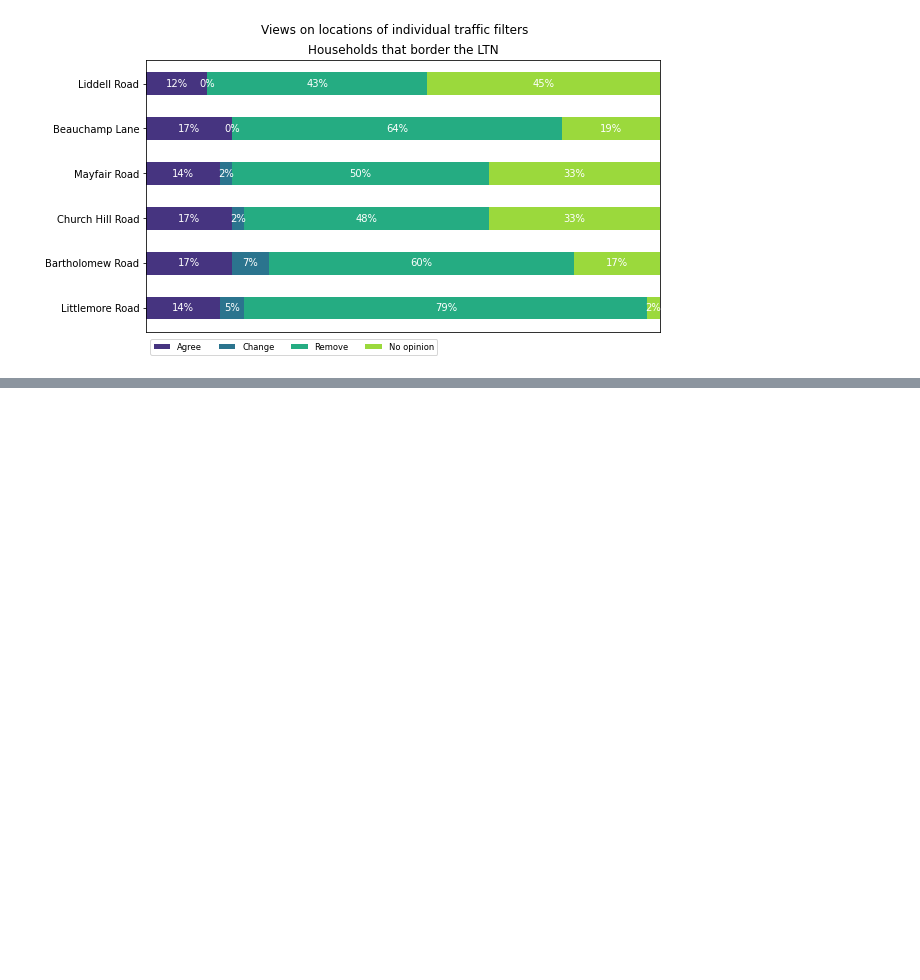
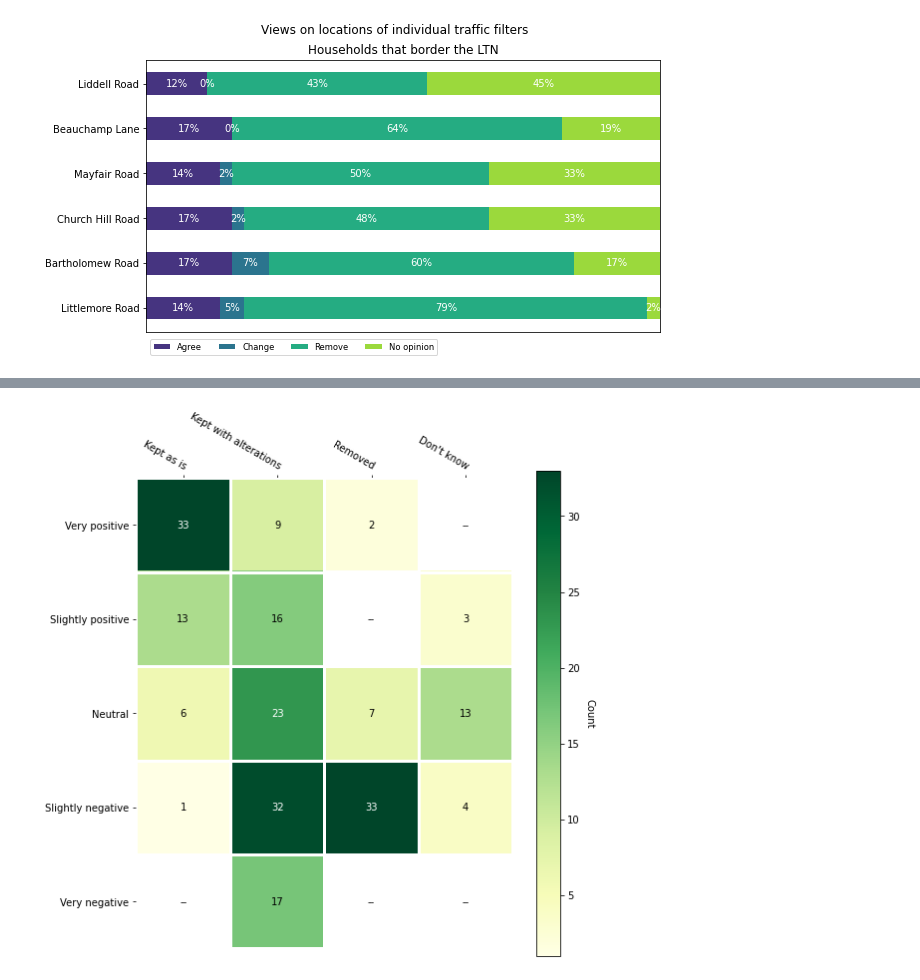
Before and after one commit to annarailton/littlemore_ltn_analysis, a Jupyter notebook: lpc_ltn_analysis.ipynb, the cells around one changed output, grey strips where cells are left out. Saved outputs shown, nothing was run; the diff lists cells and outputs as text; code cells hidden in the pictures; blank space fills up the shorter version.

```diff
--- a/lpc_ltn_analysis.ipynb
+++ b/lpc_ltn_analysis.ipynb
@@ -908,0 +1276,19 @@ plt.show()
+# %%
+# Try dropping the `Very negative` and `Removed` box as it's washing out everything else
+pivot_table.loc["Very negative", "Removed"] = np.nan
+
+fig, ax = plt.subplots(figsize=(8, 8))
+
+im, cbar = heatmap(
+    pivot_table,
+    pivot_table.index.tolist(),
+    pivot_table.columns.tolist(),
+    ax=ax,
+    cmap="YlGn",
+    cbarlabel="Count")
+texts = annotate_heatmap(im, valfmt="{x:.0f}")
+
+fig.tight_layout()
+plt.show()
+# %% [output]
+[figure, added]
```
Also changed, not shown: parts of 35 cells of this notebook.
